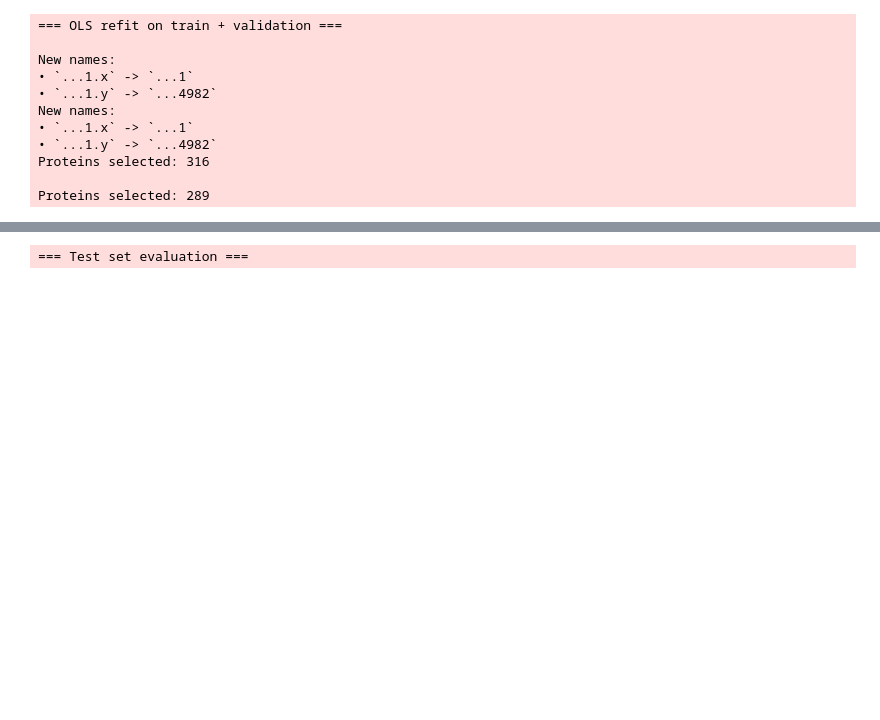
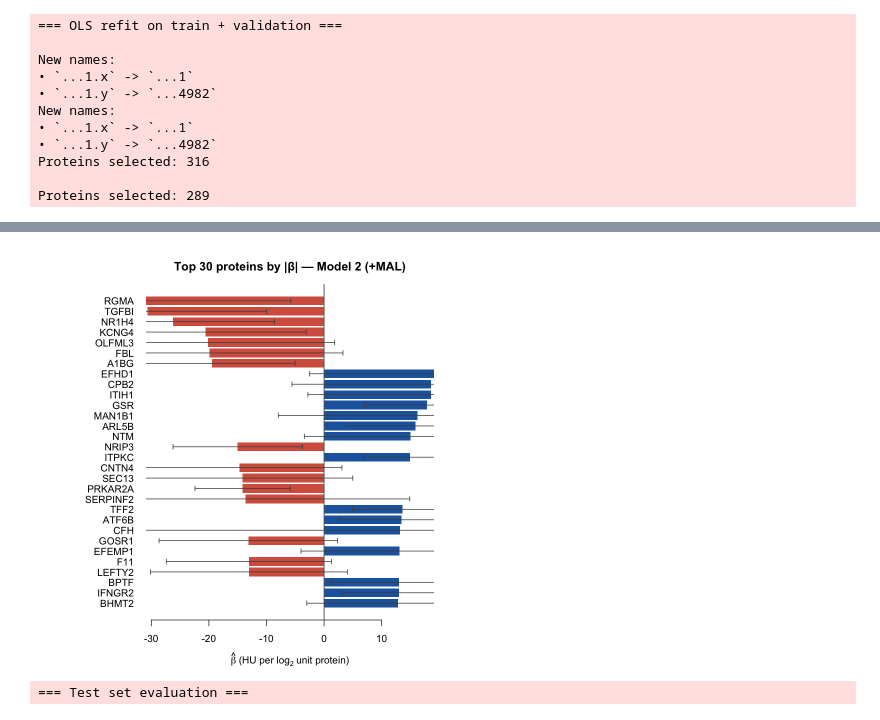
Before and after one commit to abdullah-al-bashit/COPDGene-MAL, a Jupyter notebook: Aim2_prediction/Aim2_prediction_adaptive_lasso.ipynb, the cells around one changed output, grey strips where cells are left out. Saved outputs shown, nothing was run; the diff lists cells and outputs as text; code cells hidden in the pictures; blank space fills up the shorter version.

Commit message:
Add annotated protein tables, overlap analysis, and top-protein plot

```diff
--- a/Aim2_prediction/Aim2_prediction_adaptive_lasso.ipynb
+++ b/Aim2_prediction/Aim2_prediction_adaptive_lasso.ipynb
@@ -566,3 +657,41 @@ Proteins selected: 289
+# %%
+# --- Top 30 proteins by |β| — Model 2 (horizontal forest-style bar chart) ---
+
+top_n  <- 30
+top_df <- prot_m2 |> head(top_n)
+
+# Reverse order so largest |β| is at the top of the plot
+top_df <- top_df[nrow(top_df):1, ]
+labels <- ifelse(is.na(top_df$gene) | top_df$gene == "",
+                 top_df$predictor, top_df$gene)
+
+par(mar = c(4, 9, 3, 2))
+bp <- barplot(
+  top_df$beta,
+  horiz     = TRUE,
+  names.arg = labels,
+  las       = 1,
+  col       = ifelse(top_df$beta > 0, "#2166AC", "#D6604D"),
+  border    = NA,
+  xlab      = expression(hat(beta) ~ "(HU per log"[2] ~ "unit protein)"),
+  main      = paste0("Top ", top_n, " proteins by |β| — Model 2 (+MAL)")
+)
+abline(v = 0, lwd = 1.5, col = "grey40")
+
+# Error bars (95% CI)
+arrows(
+  x0     = top_df$ci_lower,
+  y0     = bp,
+  x1     = top_df$ci_upper,
+  y1     = bp,
+  length = 0.04,
+  angle  = 90,
+  code   = 3,
+  col    = "grey30",
+  lwd    = 1.2
+)
+# %% [output]
+[figure, added]
 # %%
 # --- 4.9: Final test set evaluation (reported metrics) ---
 message("=== Test set evaluation ===")
```
Also changed, not shown: parts of 3 cells of this notebook.
